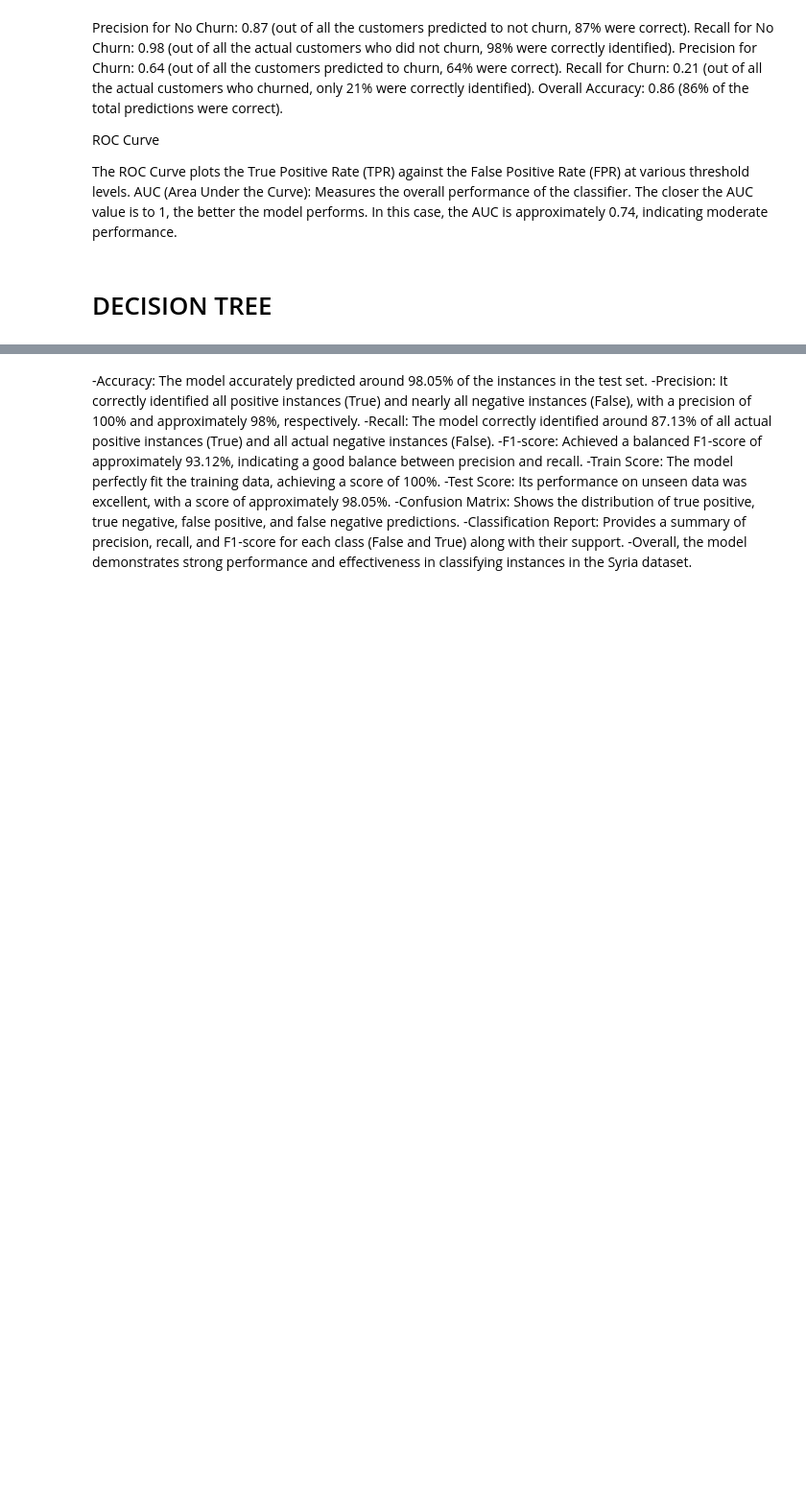
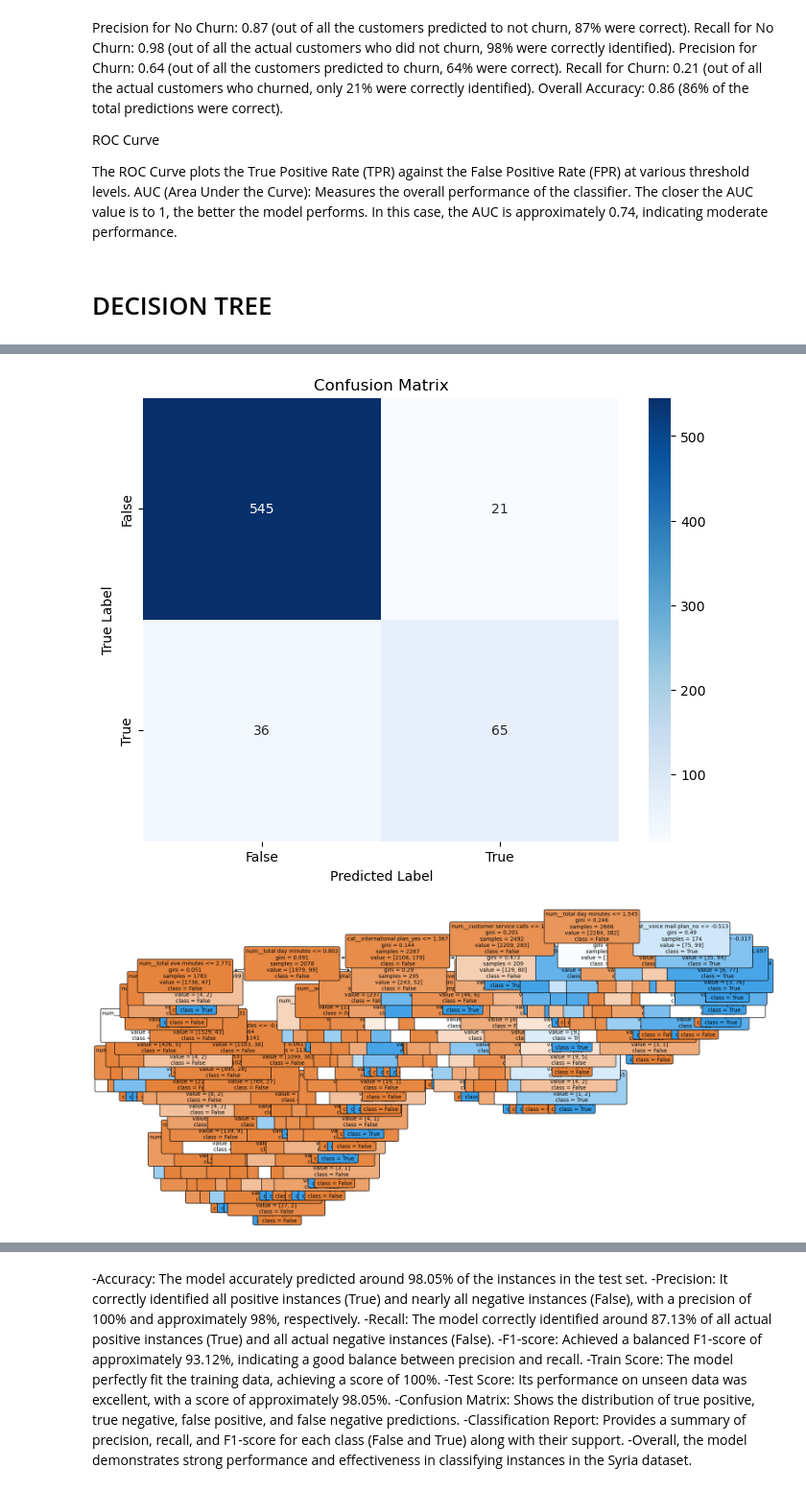
Before and after one commit to SammyGichuru/PHASE_3_PROJECT, a Jupyter notebook: PHASE 3 PROJECT.ipynb, the cells around one changed output, grey strips where cells are left out. Shown at 96% size. Drawn from its saved outputs; the diff is of its cells as text; code cells hidden in the pictures; blank space fills up the shorter version.

```diff
--- a/PHASE 3 PROJECT.ipynb
+++ b/PHASE 3 PROJECT.ipynb
@@ -924,0 +832,65 @@ weighted avg       0.98      0.98      0.98       667
+# %%
+import matplotlib.pyplot as plt
+import seaborn as sns
+from sklearn.tree import DecisionTreeClassifier, plot_tree
+from sklearn.metrics import accuracy_score, precision_score, recall_score, f1_score, confusion_matrix, classification_report
+import joblib
+
+# Instantiate the Decision Tree model
+decision_tree = DecisionTreeClassifier(random_state=42)
+
+# Train the model on the training data
+decision_tree.fit(X_train_scaled, y_train)
+
+# Make predictions on the testing data
+y_pred = decision_tree.predict(X_test_scaled)
+
+# Step 4: Evaluate the model's performance
+accuracy_dt = accuracy_score(y_test, y_pred)
+precision_dt = precision_score(y_test, y_pred)
+recall_dt = recall_score(y_test, y_pred)
+f1_dt = f1_score(y_test, y_pred)
+
+# Print the evaluation metrics
+print("Accuracy:", accuracy_dt)
+print("Precision:", precision_dt)
+print("Recall:", recall_dt)
+print("F1-score:", f1_dt)
+
+# Calculate train and test scores
+train_score = decision_tree.score(X_train_scaled, y_train)
+test_score = decision_tree.score(X_test_scaled, y_test)
+
+print("Train Score:", train_score)
+print("Test Score:", test_score)
+
+# Print confusion matrix and classification report
+conf_matrix = confusion_matrix(y_test, y_pred)
+print("Confusion Matrix:\n", conf_matrix)
+print("Classification Report:\n", classification_report(y_test, y_pred))
+
+# Step 5: Visualize the confusion matrix
+plt.figure(figsize=(8, 6))
+sns.heatmap(conf_matrix, annot=True, fmt='d', cmap='Blues',
+            xticklabels=['False', 'True'], yticklabels=['False', 'True'])
+plt.title('Confusion Matrix')
+plt.xlabel('Predicted Label')
+plt.ylabel('True Label')
+plt.show()
+
+# Visualize the Decision Tree
+plt.figure(figsize=(20,10))
+# Use feature names from the original DataFrame
+plot_tree(decision_tree, filled=True, feature_names=list(X.columns), class_names=['False', 'True'], rounded=True, fontsize=10)
+plt.show()
+
+# Save the model
+joblib.dump(decision_tree, 'decision_tree_model_syria.pkl')
+
+# Load the model
+loaded_model = joblib.load('decision_tree_model_syria.pkl')
+
+# Make predictions with the loaded model
+predictions = loaded_model.predict(X_test_scaled)
+print(predictions)
+# %% [output]
@@ -924,0 +915,2 @@ weighted avg       0.98      0.98      0.98       667
+[figure, added]
+[figure, added]
```
Also changed, not shown: parts of 26 cells of this notebook, 3 other files.
